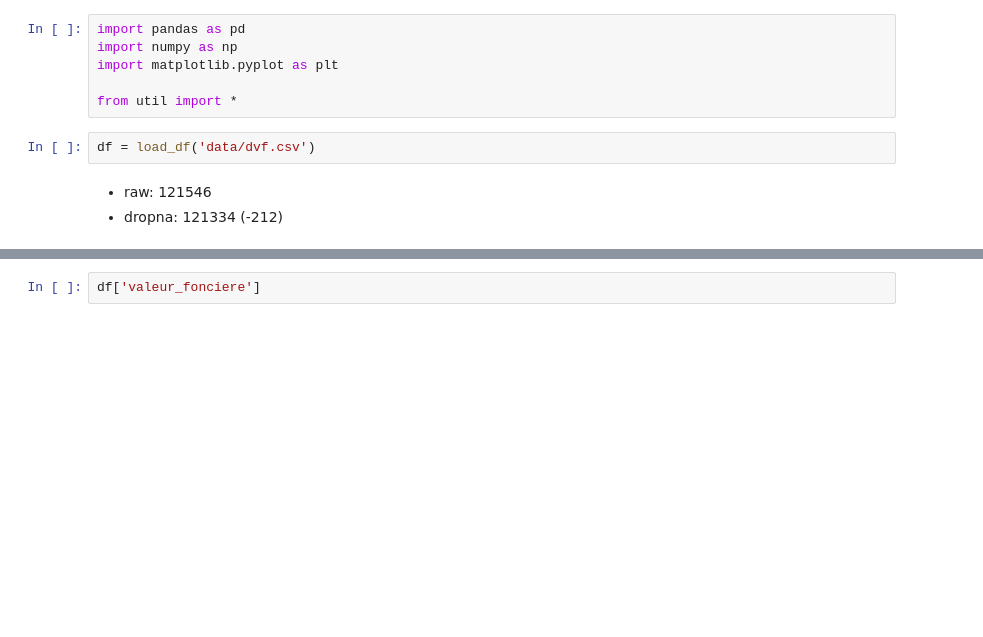
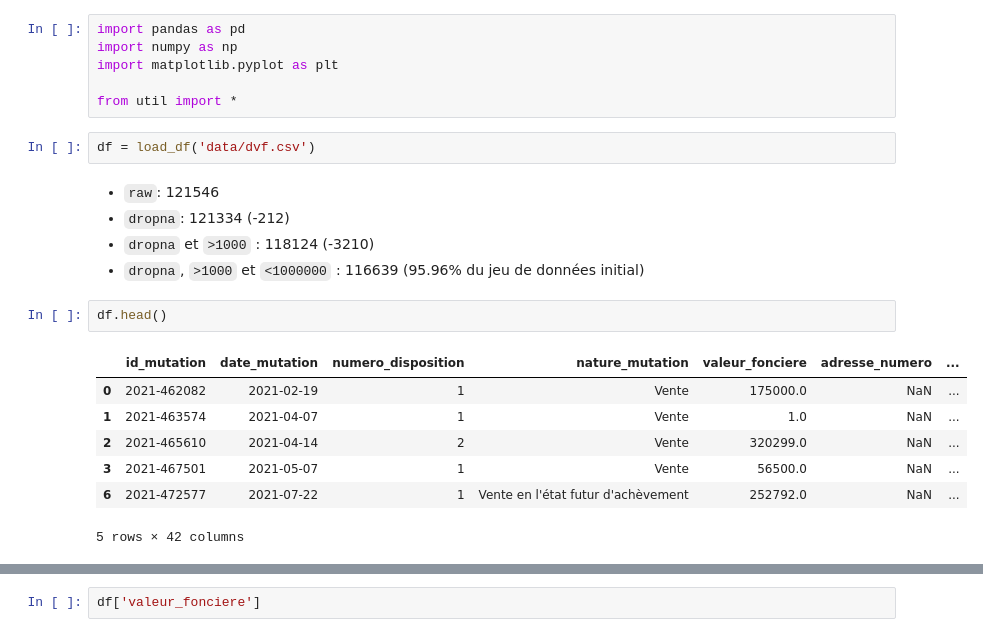
Before and after one commit to anatolethien/immo, a Jupyter notebook: lab.ipynb, the cells around one changed output, grey strips where cells are left out. Cells and saved outputs as stored; diff of their text form; blank space fills up the shorter version.

```diff
--- a/lab.ipynb
+++ b/lab.ipynb
@@ -6,6 +6,18 @@ import matplotlib.pyplot as plt
 from util import *
 # %%
 df = load_df('data/dvf.csv')
-# %% [markdown]
-- raw: 121546
-- dropna: 121334 (-212)
+# %% [markdown]
+- `raw`: 121546
+- `dropna`: 121334 (-212)
+- `dropna` et `>1000` : 118124 (-3210)
+- `dropna`, `>1000` et `<1000000` : 116639 (95.96% du jeu de données initial)
+# %%
+df.head()
+# %% [output]
+|  | id_mutation | date_mutation | numero_disposition | nature_mutation | valeur_fonciere | adresse_numero | ... |
+| 0 | 2021-462082 | 2021-02-19 | 1 | Vente | 175000.0 | NaN | ... |
+| 1 | 2021-463574 | 2021-04-07 | 1 | Vente | 1.0 | NaN | ... |
+| 2 | 2021-465610 | 2021-04-14 | 2 | Vente | 320299.0 | NaN | ... |
+| 3 | 2021-467501 | 2021-05-07 | 1 | Vente | 56500.0 | NaN | ... |
+| 6 | 2021-472577 | 2021-07-22 | 1 | Vente en l'état futur d'achèvement | 252792.0 | NaN | ... |
+5 rows × 42 columns
```
Also changed, not shown: parts of 12 cells of this notebook.
